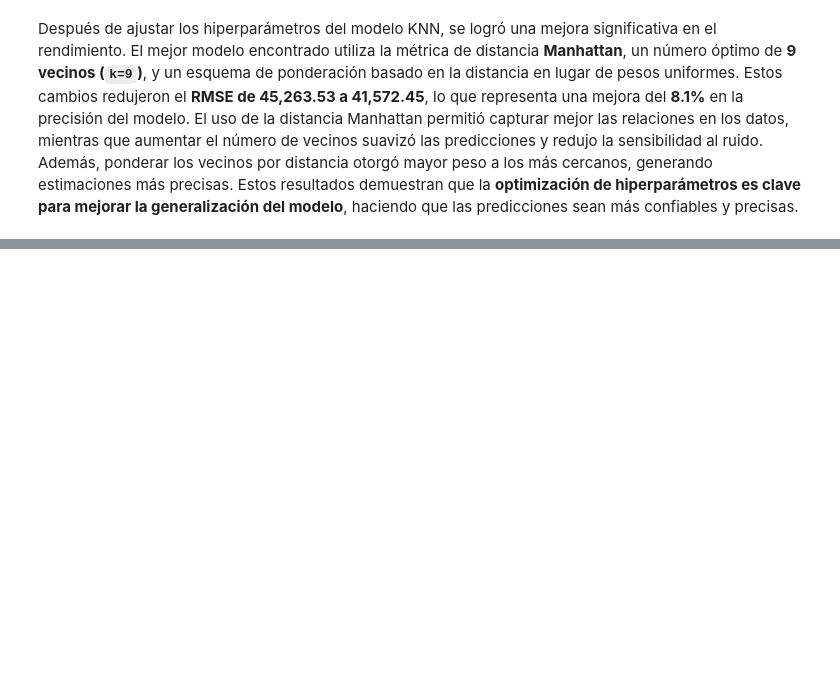
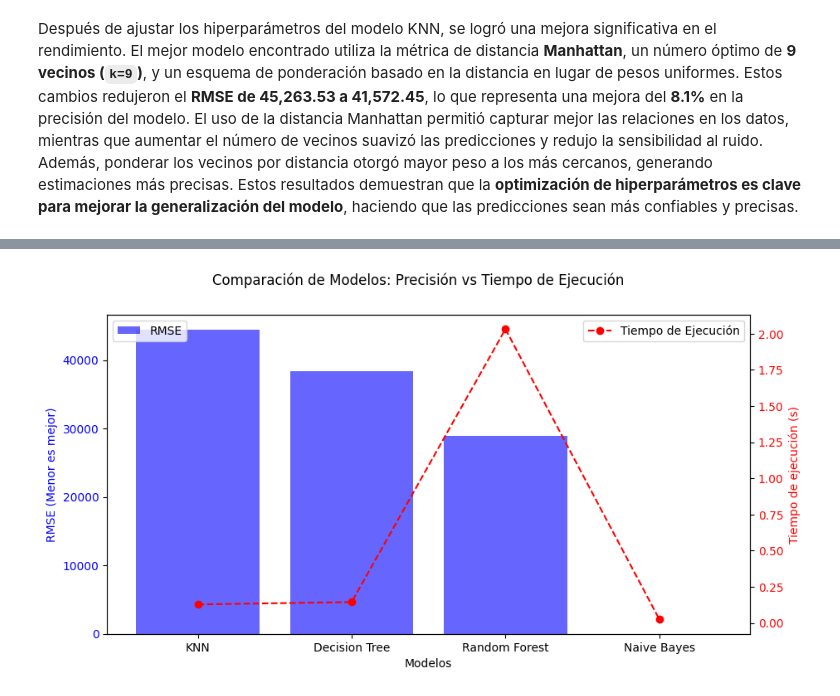
Before and after one commit to michellemej22596/HT3-MineriaDeDatos, a Jupyter notebook: HT6/Actividades8-10.ipynb, the cells around one changed output, grey strips where cells are left out. Cells and saved outputs as stored; diff of their text form; code cells hidden in the pictures; blank space fills up the shorter version.

```diff
--- a/HT6/Actividades8-10.ipynb
+++ b/HT6/Actividades8-10.ipynb
@@ -116,0 +121,98 @@ Después de ajustar los hiperparámetros del modelo KNN, se logró una mejora si
+# %%
+import pandas as pd
+import numpy as np
+import time
+import matplotlib.pyplot as plt
+from sklearn.model_selection import train_test_split
+from sklearn.neighbors import KNeighborsRegressor
+from sklearn.tree import DecisionTreeRegressor
+from sklearn.ensemble import RandomForestRegressor
+from sklearn.naive_bayes import GaussianNB
+from sklearn.metrics import mean_squared_error
+
+# Cargar el dataset limpio
+df_cleaned = pd.read_csv("../dataset/train_cleaned.csv")
+
+# Separar características (X) y variable objetivo (y)
+X_cleaned = df_cleaned.drop(columns=['SalePrice'])
+y_cleaned = df_cleaned['SalePrice']
+
+# Identificar columnas categóricas
+categorical_columns = X_cleaned.select_dtypes(include=['object']).columns.tolist()
+
+# Convertir variables categóricas en variables numéricas con one-hot encoding
+X_cleaned_encoded = pd.get_dummies(X_cleaned, columns=categorical_columns)
+
+# División en conjunto de entrenamiento y prueba (80%-20%)
+X_train_cleaned, X_test_cleaned, y_train_cleaned, y_test_cleaned = train_test_split(
+    X_cleaned_encoded, y_cleaned, test_size=0.2, random_state=42)
+
+# Diccionario para almacenar resultados
+results = {}
+
+# ------------------ KNN ------------------
+start_time = time.time()
+knn_model = KNeighborsRegressor(n_neighbors=9, metric='manhattan', weights='distance')
+knn_model.fit(X_train_cleaned, y_train_cleaned)
+y_pred_knn = knn_model.predict(X_test_cleaned)
+rmse_knn = np.sqrt(mean_squared_error(y_test_cleaned, y_pred_knn))
+results["KNN"] = (rmse_knn, time.time() - start_time)
+
+# ------------------ Árbol de Decisión ------------------
+start_time = time.time()
+tree_model = DecisionTreeRegressor(random_state=42)
+tree_model.fit(X_train_cleaned, y_train_cleaned)
+y_pred_tree = tree_model.predict(X_test_cleaned)
+rmse_tree = np.sqrt(mean_squared_error(y_test_cleaned, y_pred_tree))
+results["Decision Tree"] = (rmse_tree, time.time() - start_time)
+
+# ------------------ Random Forest ------------------
+start_time = time.time()
+rf_model = RandomForestRegressor(n_estimators=100, random_state=42, n_jobs=-1)
+rf_model.fit(X_train_cleaned, y_train_cleaned)
+y_pred_rf = rf_model.predict(X_test_cleaned)
+rmse_rf = np.sqrt(mean_squared_error(y_test_cleaned, y_pred_rf))
+results["Random Forest"] = (rmse_rf, time.time() - start_time)
+
+# ------------------ Naive Bayes ------------------
+start_time = time.time()
+nb_model = GaussianNB()
+nb_model.fit(X_train_cleaned, y_train_cleaned > y_train_cleaned.median())  # Clasificación binaria (Barato/Caro)
+y_pred_nb = nb_model.predict(X_test_cleaned)
+accuracy_nb = (y_pred_nb == (y_test_cleaned > y_test_cleaned.median())).mean()
+results["Naive Bayes"] = (accuracy_nb, time.time() - start_time)
+
+# Mostrar resultados en un DataFrame
+df_results = pd.DataFrame(results, index=["RMSE/Accuracy", "Tiempo de ejecución (s)"]).T
+print(df_results)
+
+# ------------------ Gráfica de Comparación ------------------
+
+# Extraer datos para la gráfica
+models = df_results.index
+rmse_values = df_results["RMSE/Accuracy"]
+execution_times = df_results["Tiempo de ejecución (s)"]
+
+# Crear gráficos de comparación
+fig, ax1 = plt.subplots(figsize=(10, 5))
+
+# Gráfica de RMSE
+ax1.bar(models, rmse_values, color='b', alpha=0.6, label="RMSE")
+ax1.set_ylabel("RMSE (Menor es mejor)", color='b')
+ax1.set_xlabel("Modelos")
+ax1.tick_params(axis='y', labelcolor='b')
+
+# Crear segundo eje para el tiempo de ejecución
+ax2 = ax1.twinx()
+ax2.plot(models, execution_times, color='r', marker='o', linestyle='dashed', label="Tiempo de Ejecución")
+ax2.set_ylabel("Tiempo de ejecución (s)", color='r')
+ax2.tick_params(axis='y', labelcolor='r')
+
+# Agregar leyendas y título
+fig.suptitle("Comparación de Modelos: Precisión vs Tiempo de Ejecución")
+ax1.legend(loc="upper left")
+ax2.legend(loc="upper right")
+
+# Mostrar gráfico
+plt.show()
+# %% [output]
@@ -116,0 +224 @@ Después de ajustar los hiperparámetros del modelo KNN, se logró una mejora si
+[figure, added]
```
Also changed, not shown: parts of 3 cells of this notebook.
